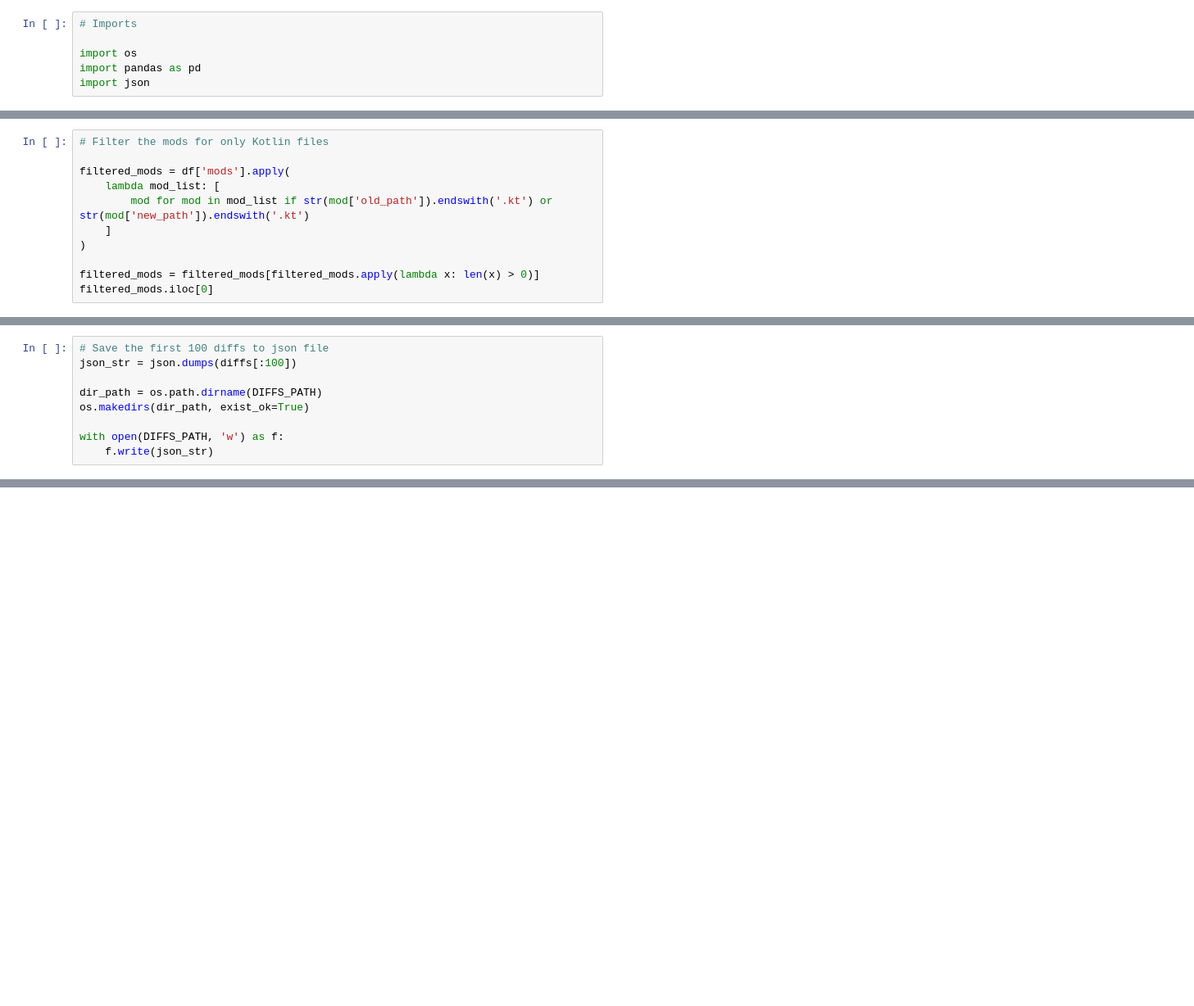
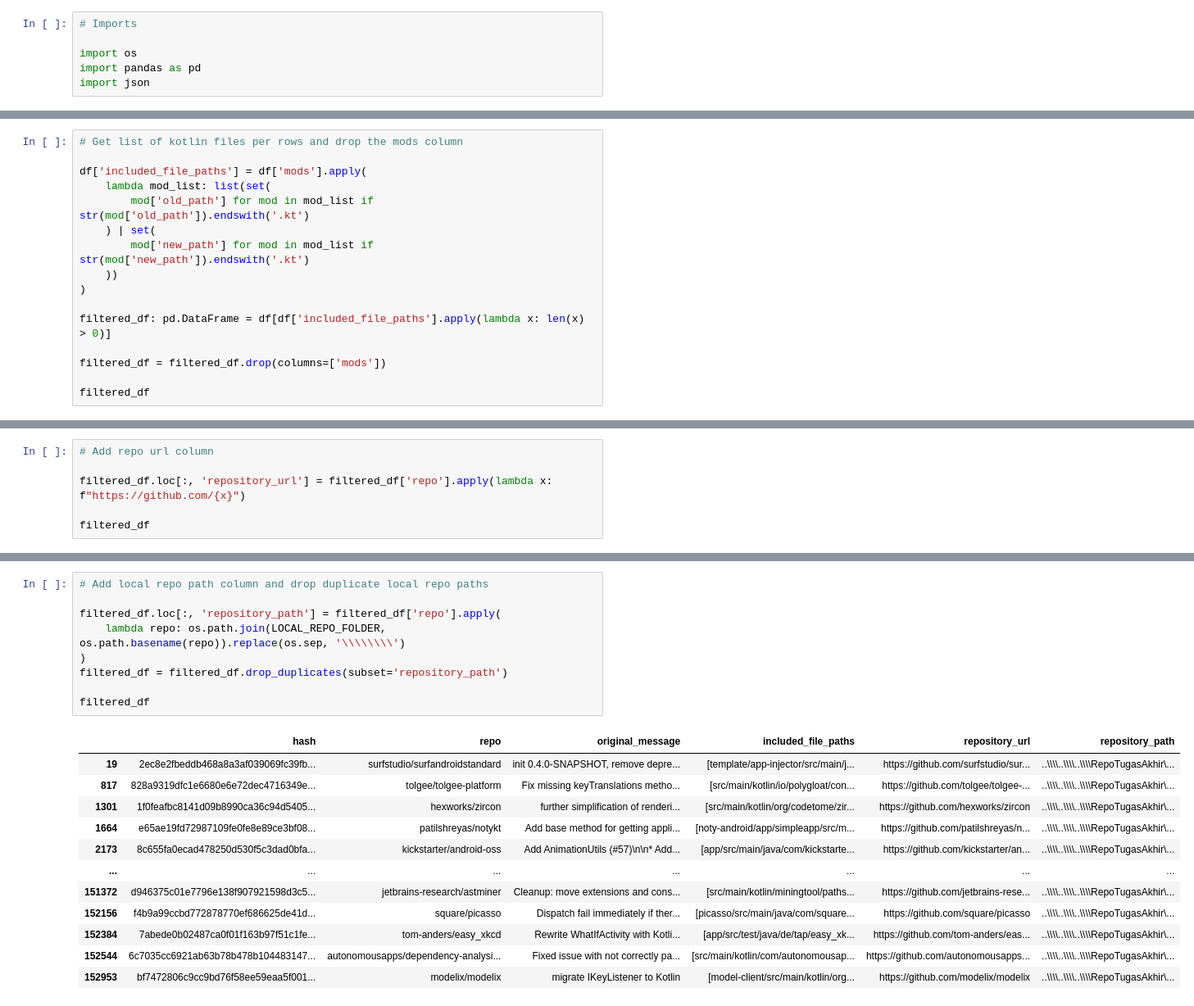
Before and after one commit to Enliven26/IF4092-Tugas-Akhir, a Jupyter notebook: src/program/dataset.ipynb, the cells around one changed output, grey strips where cells are left out. Shown at 82% size. Drawn from its saved outputs; the diff is of its cells as text; blank space fills up the shorter version.

```diff
--- a/src/program/dataset.ipynb
+++ b/src/program/dataset.ipynb
@@ -35,12 +75,17 @@ array([{'change_type': 'MODIFY', 'old_path': 'templates/file/surf/ItemController
 # %%
-# Filter the mods for only Kotlin files
+# Get list of kotlin files per rows and drop the mods column
 
-filtered_mods = df['mods'].apply(
-    lambda mod_list: [
-        mod for mod in mod_list if str(mod['old_path']).endswith('.kt') or str(mod['new_path']).endswith('.kt')
-    ]
+df['included_file_paths'] = df['mods'].apply(
+    lambda mod_list: list(set(
+        mod['old_path'] for mod in mod_list if str(mod['old_path']).endswith('.kt')
+    ) | set(
+        mod['new_path'] for mod in mod_list if str(mod['new_path']).endswith('.kt')
+    ))
 )
 
-filtered_mods = filtered_mods[filtered_mods.apply(lambda x: len(x) > 0)]
-filtered_mods.iloc[0]
+filtered_df: pd.DataFrame = df[df['included_file_paths'].apply(lambda x: len(x) > 0)]
+
+filtered_df = filtered_df.drop(columns=['mods'])
+
+filtered_df
 # %% [output]
@@ -77,9 +105,6 @@ diffs[0]
-# %%
-# Save the first 100 diffs to json file
-json_str = json.dumps(diffs[:100])
-
-dir_path = os.path.dirname(DIFFS_PATH)
-os.makedirs(dir_path, exist_ok=True)
-
-with open(DIFFS_PATH, 'w') as f:
-    f.write(json_str)
+# %%
+# Add repo url column
+
+filtered_df.loc[:, 'repository_url'] = filtered_df['repo'].apply(lambda x: f"https://github.com/{x}")
+
+filtered_df
@@ -85,0 +125,22 @@ with open(DIFFS_PATH, 'w') as f:
+# %%
+# Add local repo path column and drop duplicate local repo paths
+
+filtered_df.loc[:, 'repository_path'] = filtered_df['repo'].apply(
+    lambda repo: os.path.join(LOCAL_REPO_FOLDER, os.path.basename(repo)).replace(os.sep, '\\\\\\\\')
+)
+filtered_df = filtered_df.drop_duplicates(subset='repository_path')
+
+filtered_df
+# %% [output]
+|  | hash | repo | original_message | included_file_paths | repository_url | repository_path |
+| 19 | 2ec8e2fbeddb468a8a3af039069fc39fb... | surfstudio/surfandroidstandard | init 0.4.0-SNAPSHOT, remove depre... | [template/app-injector/src/main/j... | https://github.com/surfstudio/sur... | ..\\\\..\\\\..\\\\RepoTugasAkhir\... |
+| 817 | 828a9319dfc1e6680e6e72dec4716349e... | tolgee/tolgee-platform | Fix missing keyTranslations metho... | [src/main/kotlin/io/polygloat/con... | https://github.com/tolgee/tolgee-... | ..\\\\..\\\\..\\\\RepoTugasAkhir\... |
+| 1301 | 1f0feafbc8141d09b8990ca36c94d5405... | hexworks/zircon | further simplification of renderi... | [src/main/kotlin/org/codetome/zir... | https://github.com/hexworks/zircon | ..\\\\..\\\\..\\\\RepoTugasAkhir\... |
+| 1664 | e65ae19fd72987109fe0fe8e89ce3bf08... | patilshreyas/notykt | Add base method for getting appli... | [noty-android/app/simpleapp/src/m... | https://github.com/patilshreyas/n... | ..\\\\..\\\\..\\\\RepoTugasAkhir\... |
+| 2173 | 8c655fa0ecad478250d530f5c3dad0bfa... | kickstarter/android-oss | Add AnimationUtils (#57)\n\n* Add... | [app/src/main/java/com/kickstarte... | https://github.com/kickstarter/an... | ..\\\\..\\\\..\\\\RepoTugasAkhir\... |
+| ... | ... | ... | ... | ... | ... | ... |
+| 151372 | d946375c01e7796e138f907921598d3c5... | jetbrains-research/astminer | Cleanup: move extensions and cons... | [src/main/kotlin/miningtool/paths... | https://github.com/jetbrains-rese... | ..\\\\..\\\\..\\\\RepoTugasAkhir\... |
+| 152156 | f4b9a99ccbd772878770ef686625de41d... | square/picasso | Dispatch fail immediately if ther... | [picasso/src/main/java/com/square... | https://github.com/square/picasso | ..\\\\..\\\\..\\\\RepoTugasAkhir\... |
+| 152384 | 7abede0b02487ca0f01f163b97f51c1fe... | tom-anders/easy_xkcd | Rewrite WhatIfActivity with Kotli... | [app/src/test/java/de/tap/easy_xk... | https://github.com/tom-anders/eas... | ..\\\\..\\\\..\\\\RepoTugasAkhir\... |
+| 152544 | 6c7035cc6921ab63b78b478b104483147... | autonomousapps/dependency-analysi... | Fixed issue with not correctly pa... | [src/main/kotlin/com/autonomousap... | https://github.com/autonomousapps... | ..\\\\..\\\\..\\\\RepoTugasAkhir\... |
+| 152953 | bf7472806c9cc9bd76f58ee59eaa5f001... | modelix/modelix | migrate IKeyListener to Kotlin | [model-client/src/main/kotlin/org... | https://github.com/modelix/modelix | ..\\\\..\\\\..\\\\RepoTugasAkhir\... |
```
Also changed, not shown: parts of 10 cells of this notebook, 5 other files.
